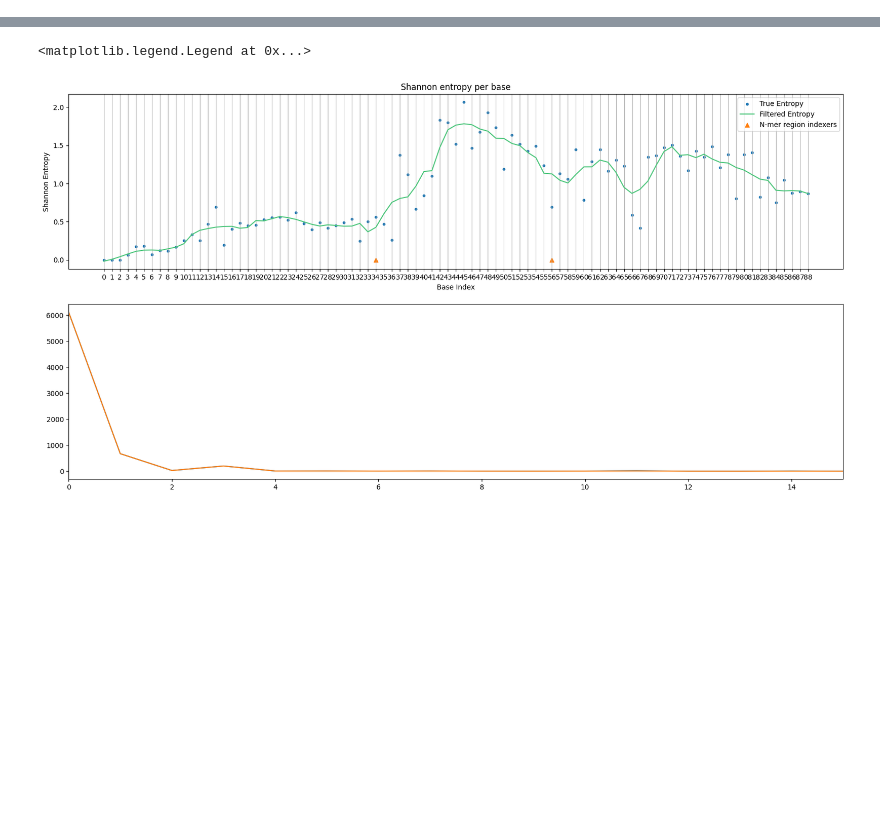
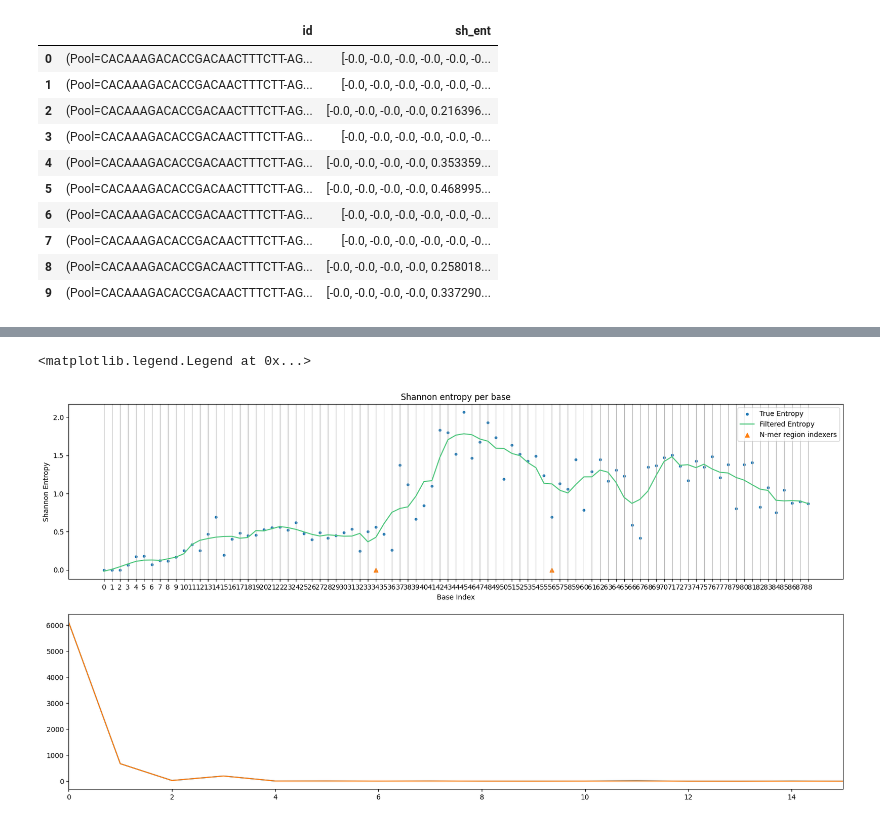
Before and after one commit to Marchand-Lab-Capstone/XenoFind, a Jupyter notebook: lib/xf_prelims/xf_low_qual_work.ipynb, the cells around one changed output, grey strips where cells are left out. Cells and saved outputs as stored; diff of their text form; code cells hidden in the pictures; blank space fills up the shorter version.

```diff
--- a/lib/xf_prelims/xf_low_qual_work.ipynb
+++ b/lib/xf_prelims/xf_low_qual_work.ipynb
@@ -389,0 +433,18 @@ import scipy.signal as sig
+# %%
+def wrapper(c_f, s_p):
+    form_consens = consensus_formatter(c_f)[:10]
+    loaded_df = load_in_data(s_p)
+    ent_data = []
+    for i in range(len(form_consens)):
+        print("{}/{} completed".format(i,len(form_consens)), end="\r")
+        subset_df = loaded_df[loaded_df['ref_name'] == form_consens['id'][i][0]]
+        read_indexes = {'start':form_consens['start'][i], 'end':form_consens['end'][i]}
+        formatted_df = format_sequences(subset_df, read_indexes)
+        base_probs_df = calc_base_probs(formatted_df)
+        shentropy_series = shannon_entropies(base_probs_df)
+        ent_dict = {'id':form_consens['id'][i], 'sh_ent':list(shentropy_series)}
+        ent_data.append(ent_dict)
+
+    ent_df = pd.DataFrame(ent_data)
+
+    return ent_df
@@ -389,0 +482,14 @@ import scipy.signal as sig
+# %%
+ent_df
+# %% [output]
+|  | id | sh_ent |
+| 0 | (Pool=CACAAAGACACCGACAACTTTCTT-AG... | [-0.0, -0.0, -0.0, -0.0, -0.0, -0... |
+| 1 | (Pool=CACAAAGACACCGACAACTTTCTT-AG... | [-0.0, -0.0, -0.0, -0.0, -0.0, -0... |
+| 2 | (Pool=CACAAAGACACCGACAACTTTCTT-AG... | [-0.0, -0.0, -0.0, -0.0, 0.216396... |
+| 3 | (Pool=CACAAAGACACCGACAACTTTCTT-AG... | [-0.0, -0.0, -0.0, -0.0, -0.0, -0... |
+| 4 | (Pool=CACAAAGACACCGACAACTTTCTT-AG... | [-0.0, -0.0, -0.0, -0.0, 0.353359... |
+| 5 | (Pool=CACAAAGACACCGACAACTTTCTT-AG... | [-0.0, -0.0, -0.0, -0.0, 0.468995... |
+| 6 | (Pool=CACAAAGACACCGACAACTTTCTT-AG... | [-0.0, -0.0, -0.0, -0.0, -0.0, -0... |
+| 7 | (Pool=CACAAAGACACCGACAACTTTCTT-AG... | [-0.0, -0.0, -0.0, -0.0, -0.0, -0... |
+| 8 | (Pool=CACAAAGACACCGACAACTTTCTT-AG... | [-0.0, -0.0, -0.0, -0.0, 0.258018... |
+| 9 | (Pool=CACAAAGACACCGACAACTTTCTT-AG... | [-0.0, -0.0, -0.0, -0.0, 0.337290... |
```
Also changed, not shown: parts of 19 cells of this notebook, 5 other files.
